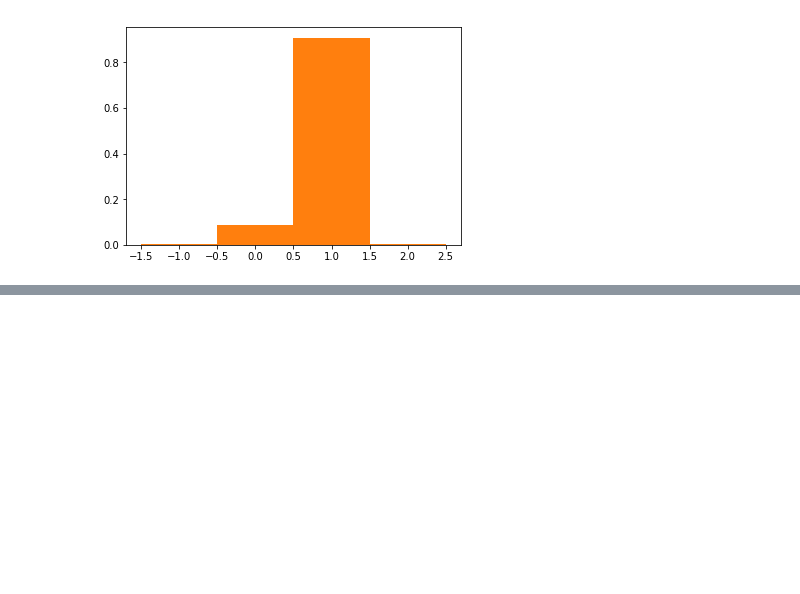
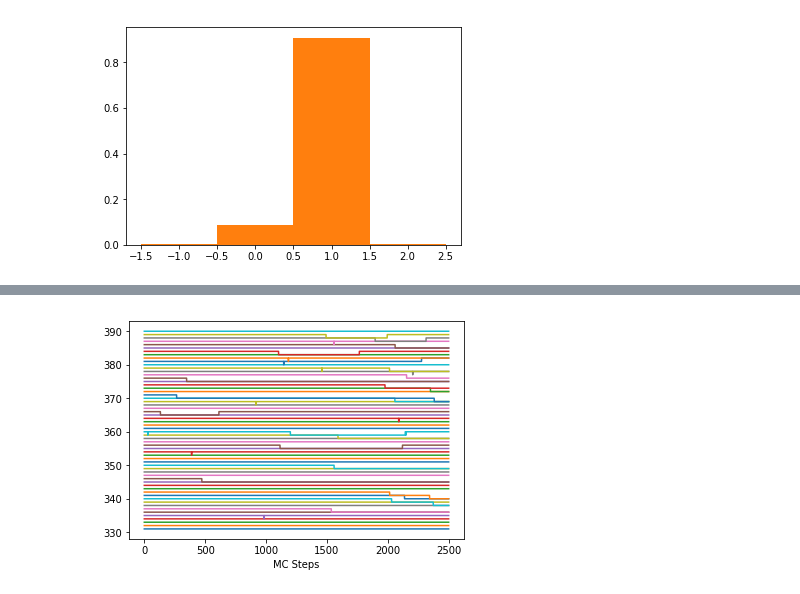
Before and after one commit to mburhanpurkar/xy3d, a Jupyter notebook: Winding Analysis on Full Model.ipynb, the cells around one changed output, grey strips where cells are left out. Saved outputs shown, nothing was run; the diff lists cells and outputs as text; code cells hidden in the pictures; blank space fills up the shorter version.

```diff
--- a/Winding Analysis on Full Model.ipynb
+++ b/Winding Analysis on Full Model.ipynb
@@ -111,0 +119,9 @@ plt.show()
+# %%
+J25K12 = np.transpose(np.loadtxt('winding_J=0.25_K=1.2_full_xy3d_n20.txt'))
+# %%
+for row in range(len(J25K12))[330:390]:
+    plt.plot(range(len(J25K12[row, ::L][:])), (J25K12[row, ::L][:] + 1 * row))
+plt.xlabel('MC Steps')
+plt.show()
+# %% [output]
+[figure, added]
```
Also changed, not shown: parts of 6 cells of this notebook.
